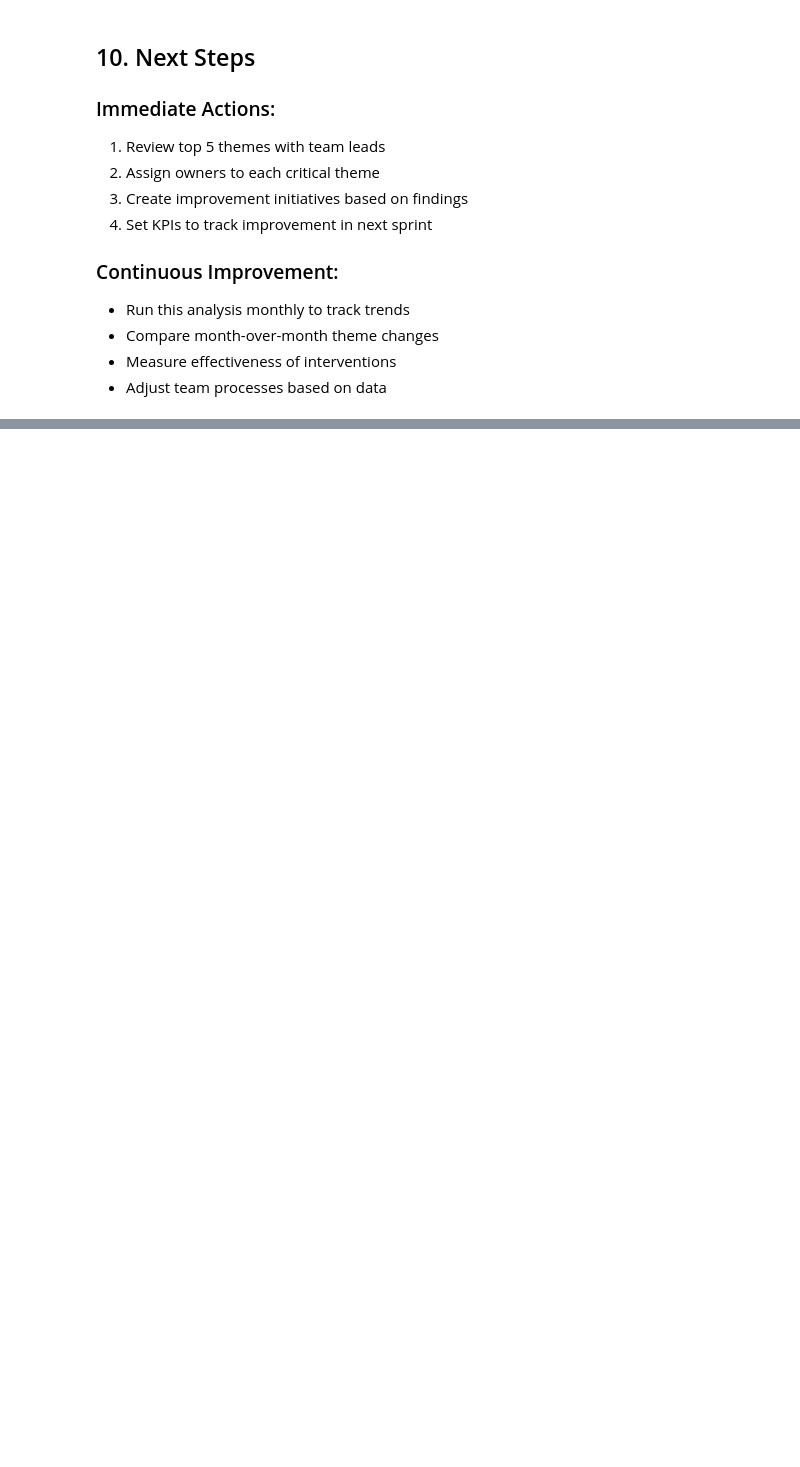
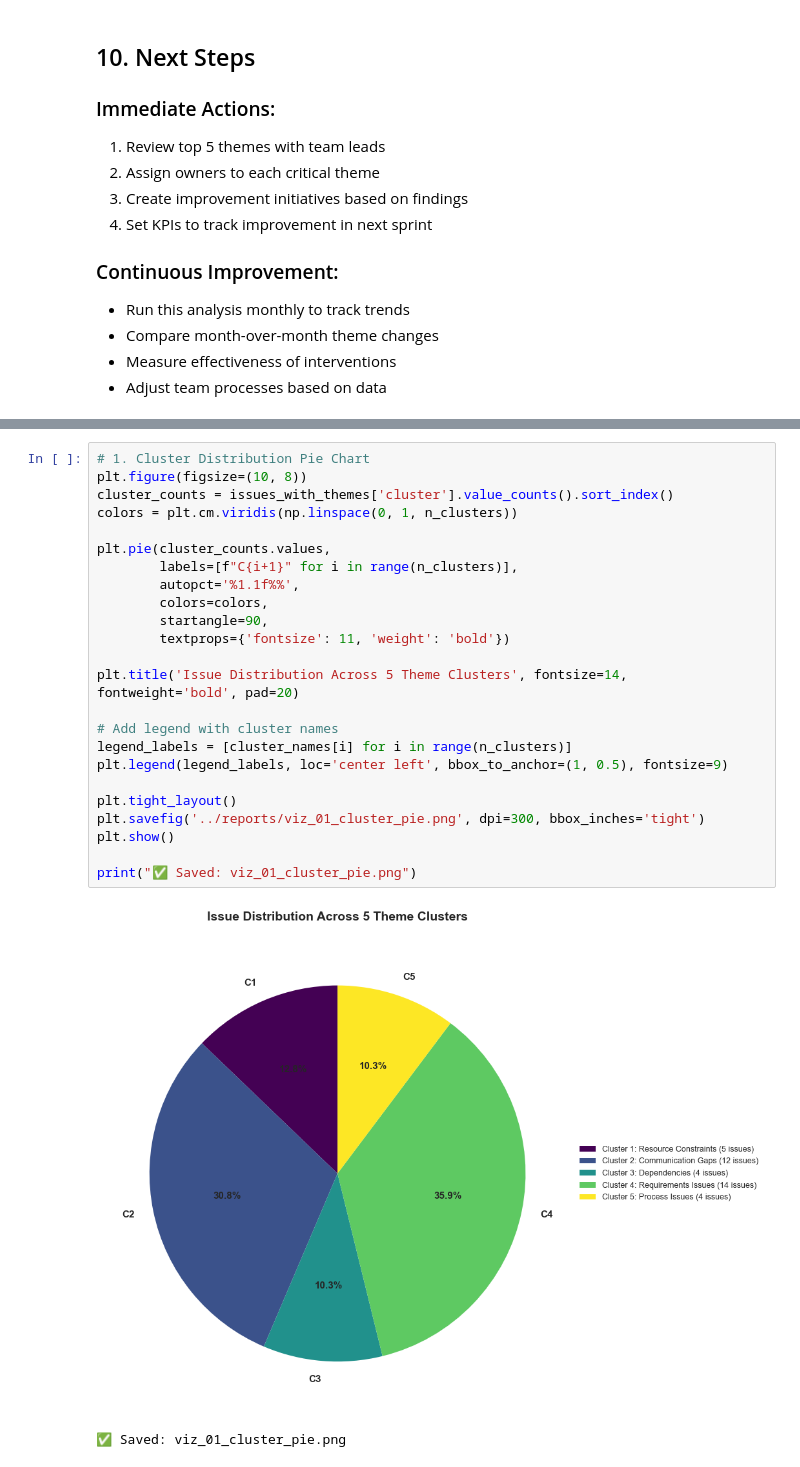
Before and after one commit to Andy-Nunez/jira-llm-thematic-analysis, a Jupyter notebook: notebooks/jira_delay_analysis.ipynb, the cells around one changed output, grey strips where cells are left out. Saved outputs shown, nothing was run; the diff lists cells and outputs as text; blank space fills up the shorter version.

```diff
--- a/notebooks/jira_delay_analysis.ipynb
+++ b/notebooks/jira_delay_analysis.ipynb
@@ -249,0 +777,27 @@ print("✅ Saved top 5 critical themes to reports/top_5_critical_themes.csv")
+# %%
+# 1. Cluster Distribution Pie Chart
+plt.figure(figsize=(10, 8))
+cluster_counts = issues_with_themes['cluster'].value_counts().sort_index()
+colors = plt.cm.viridis(np.linspace(0, 1, n_clusters))
+
+plt.pie(cluster_counts.values,
+        labels=[f"C{i+1}" for i in range(n_clusters)],
+        autopct='%1.1f%%',
+        colors=colors,
+        startangle=90,
+        textprops={'fontsize': 11, 'weight': 'bold'})
+
+plt.title('Issue Distribution Across 5 Theme Clusters', fontsize=14, fontweight='bold', pad=20)
+
+# Add legend with cluster names
+legend_labels = [cluster_names[i] for i in range(n_clusters)]
+plt.legend(legend_labels, loc='center left', bbox_to_anchor=(1, 0.5), fontsize=9)
+
+plt.tight_layout()
+plt.savefig('../reports/viz_01_cluster_pie.png', dpi=300, bbox_inches='tight')
+plt.show()
+
+print("✅ Saved: viz_01_cluster_pie.png")
+# %% [output]
+[figure, added]
+✅ Saved: viz_01_cluster_pie.png
```
Also changed, not shown: parts of 45 cells of this notebook, 7 other files.
